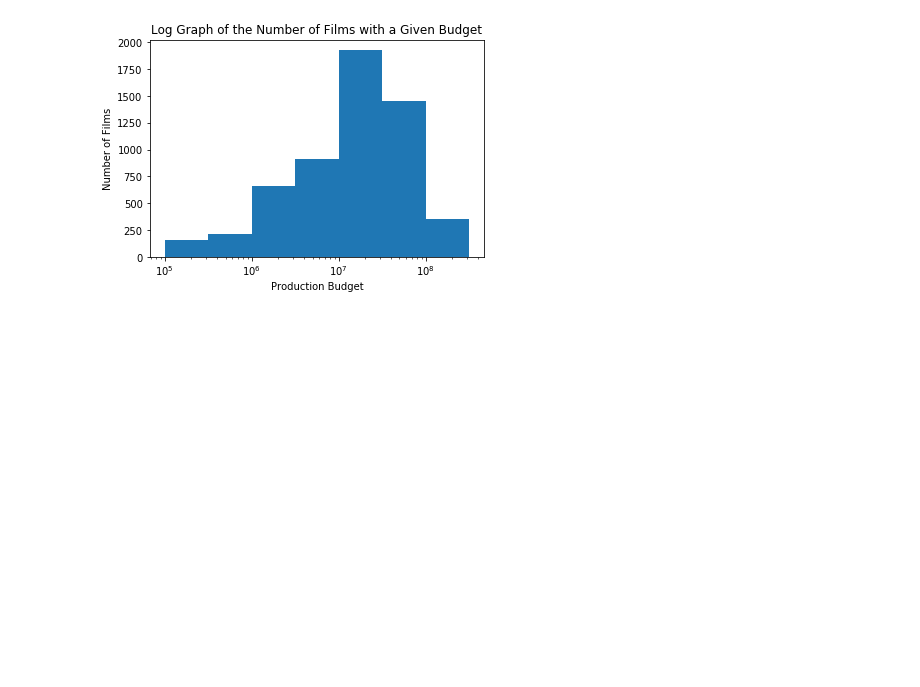
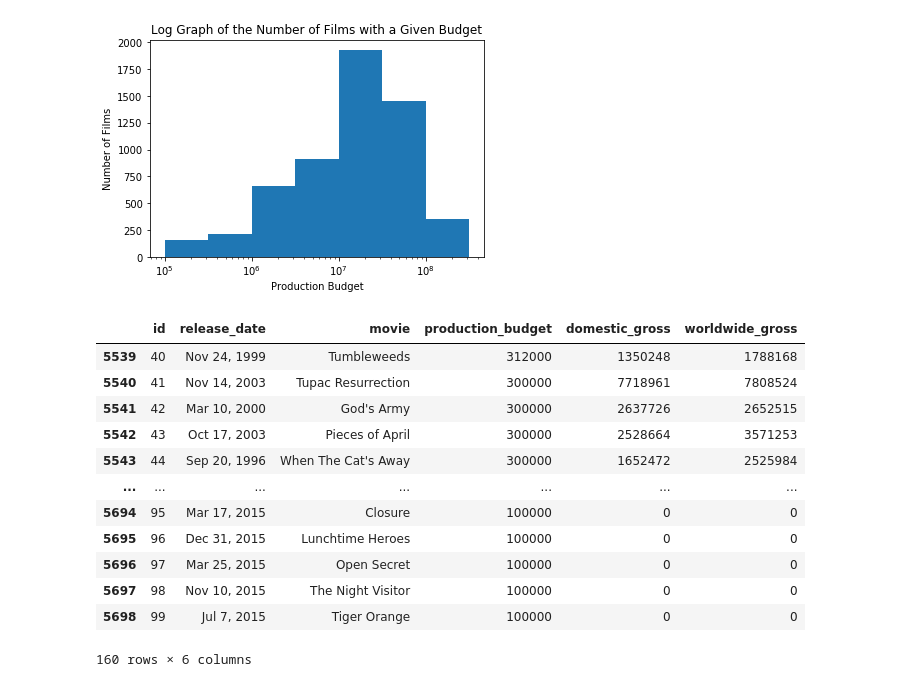
Before and after one commit to learn-co-students/dsc-mod-1-project-v2-1-nyc01-dtsc-ft-080320, a Jupyter notebook: Preliminary Data Exploration.ipynb, the cells around one changed output. Cells and saved outputs as stored; diff of their text form; code cells hidden in the pictures; blank space fills up the shorter version.

Commit message:
starting to look at subsetting budget df

```diff
--- a/Preliminary Data Exploration.ipynb
+++ b/Preliminary Data Exploration.ipynb
@@ -82,3 +82,10 @@ imdb.name.basics.csv
 | 3 | nm0062195 | Axel Baumann | NaN | NaN | camera_department,cinematographer... | tt0114371,tt2004304,tt1618448,tt1... |
 | 4 | nm0062798 | Pete Baxter | NaN | NaN | production_designer,art_departmen... | tt0452644,tt0452692,tt3458030,tt2... |
 ... (10 outputs left out)
+# %%
+"""print(len(dfdi["tmdb.movies.csv"]))
+print(len(dfdi["tn.movie_budgets.csv"]))
+#print(dfdi["Red"])
+print(len(dfdi["imdb.title.akas.csv"]))"""
+for i in filelist:
+    print(len(dfdi[i]))
@@ -249,6 +255,25 @@ ax.hist(dfdi["tn.movie_budgets.csv"].production_budget, bins=bins)
 plt.savefig("figures/log-budget-cropped-factors-of-10")
 # %% [output]
 [figure]
+# %%
+bindi = []
+for i in range(len(bins)-1):
+    bindi.append(dfdi["tn.movie_budgets.csv"][(bins[i] <= dfdi["tn.movie_budgets.csv"].production_budget) & (dfdi["tn.movie_budgets.csv"].production_budget < bins[i+1])])
+bindi[0]
+# %% [output]
+|  | id | release_date | movie | production_budget | domestic_gross | worldwide_gross |
+| 5539 | 40 | Nov 24, 1999 | Tumbleweeds | 312000 | 1350248 | 1788168 |
+| 5540 | 41 | Nov 14, 2003 | Tupac Resurrection | 300000 | 7718961 | 7808524 |
+| 5541 | 42 | Mar 10, 2000 | God's Army | 300000 | 2637726 | 2652515 |
+| 5542 | 43 | Oct 17, 2003 | Pieces of April | 300000 | 2528664 | 3571253 |
+| 5543 | 44 | Sep 20, 1996 | When The Cat's Away | 300000 | 1652472 | 2525984 |
+| ... | ... | ... | ... | ... | ... | ... |
+| 5694 | 95 | Mar 17, 2015 | Closure | 100000 | 0 | 0 |
+| 5695 | 96 | Dec 31, 2015 | Lunchtime Heroes | 100000 | 0 | 0 |
+| 5696 | 97 | Mar 25, 2015 | Open Secret | 100000 | 0 | 0 |
+| 5697 | 98 | Nov 10, 2015 | The Night Visitor | 100000 | 0 | 0 |
+| 5698 | 99 | Jul 7, 2015 | Tiger Orange | 100000 | 0 | 0 |
+160 rows × 6 columns
 # %%
 dfdi["imdb.title.basics.csv"].head()
 base_genres = dfdi["imdb.title.basics.csv"].dropna(axis=0,subset=["genres"])
```
Also changed, not shown: parts of 8 cells of this notebook, 2 other files.
